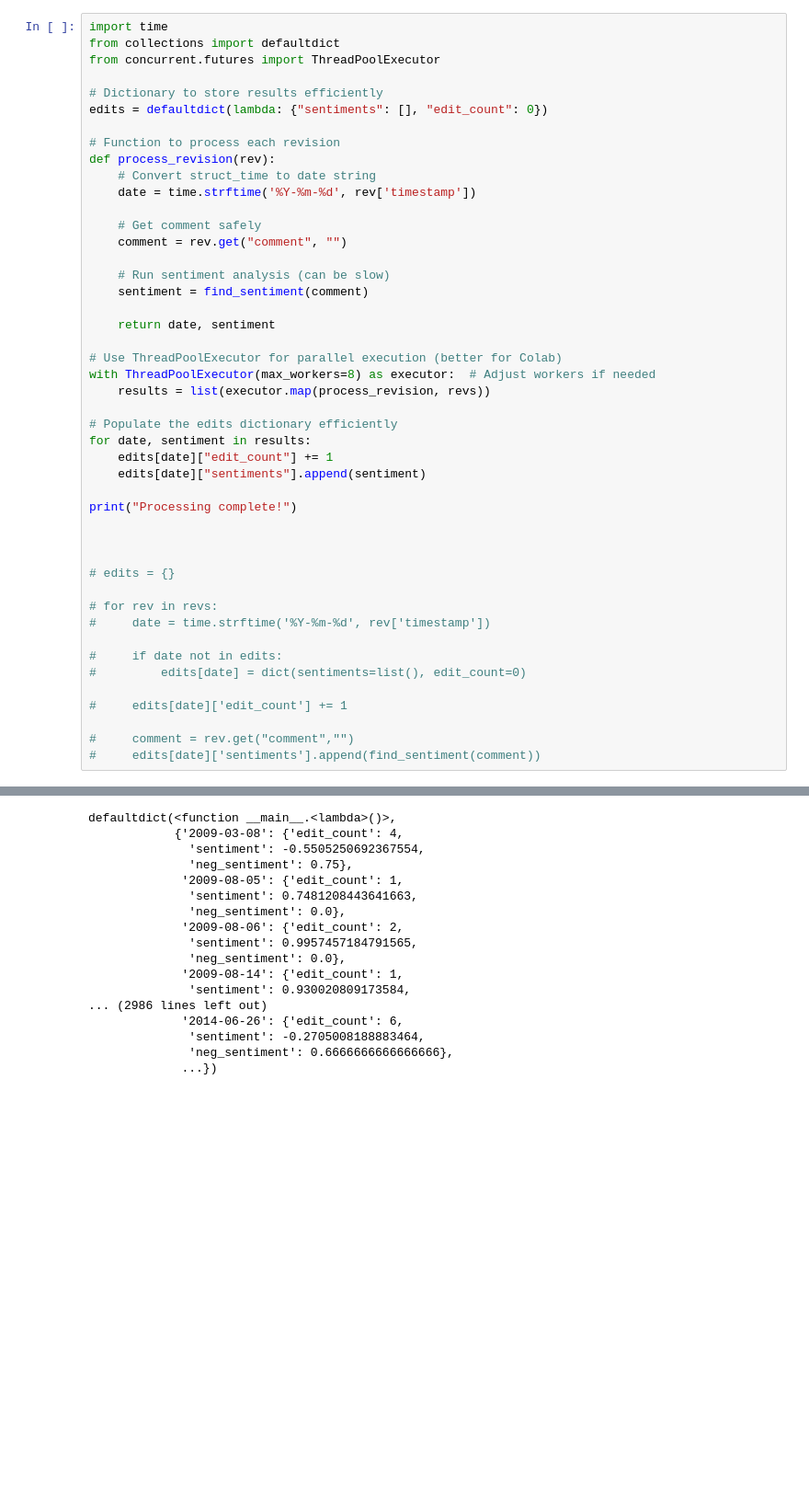
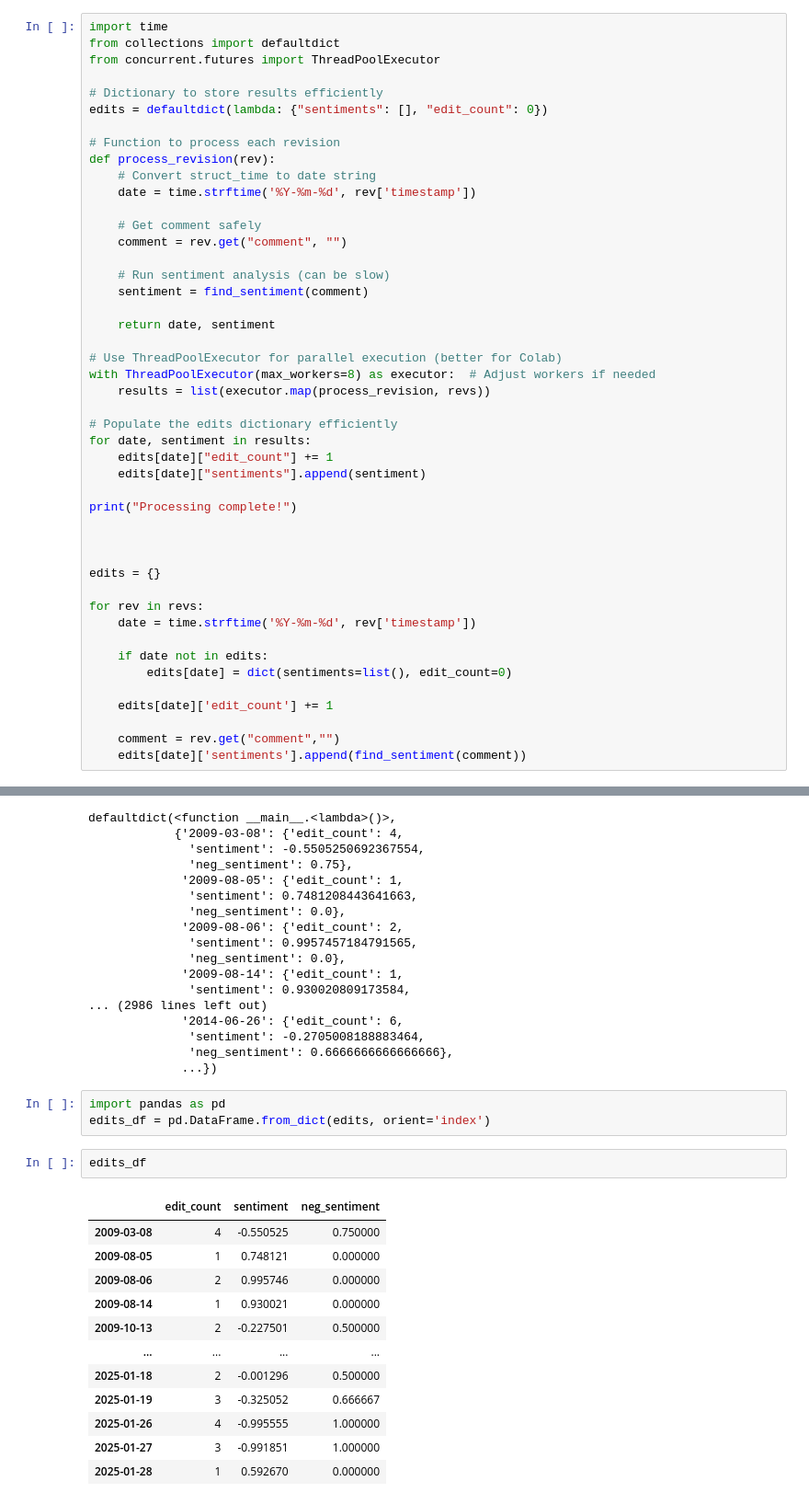
Before and after one commit to ygebre1/bitcoin-price-predictor, a Jupyter notebook: sentiments_live.ipynb, the cells around one changed output, grey strips where cells are left out. Shown at 92% size. Saved outputs shown, nothing was run; the diff lists cells and outputs as text; blank space fills up the shorter version.

```diff
--- a/sentiments_live.ipynb
+++ b/sentiments_live.ipynb
@@ -114,18 +140,18 @@ print("Processing complete!")
 
 
 
-# edits = {}
+edits = {}
 
-# for rev in revs:
-#     date = time.strftime('%Y-%m-%d', rev['timestamp'])
+for rev in revs:
+    date = time.strftime('%Y-%m-%d', rev['timestamp'])
 
-#     if date not in edits:
-#         edits[date] = dict(sentiments=list(), edit_count=0)
+    if date not in edits:
+        edits[date] = dict(sentiments=list(), edit_count=0)
 
-#     edits[date]['edit_count'] += 1
+    edits[date]['edit_count'] += 1
 
-#     comment = rev.get("comment","")
-#     edits[date]['sentiments'].append(find_sentiment(comment))
+    comment = rev.get("comment","")
+    edits[date]['sentiments'].append(find_sentiment(comment))
 # %% [output]
 Processing complete!
 # %%
@@ -160,3 +186,21 @@ defaultdict(<function __main__.<lambda>()>,
               'sentiment': -0.2705008188883464,
               'neg_sentiment': 0.6666666666666666},
              ...})
+# %%
+import pandas as pd
+edits_df = pd.DataFrame.from_dict(edits, orient='index')
+# %%
+edits_df
+# %% [output]
+|  | edit_count | sentiment | neg_sentiment |
+| 2009-03-08 | 4 | -0.550525 | 0.750000 |
+| 2009-08-05 | 1 | 0.748121 | 0.000000 |
+| 2009-08-06 | 2 | 0.995746 | 0.000000 |
+| 2009-08-14 | 1 | 0.930021 | 0.000000 |
+| 2009-10-13 | 2 | -0.227501 | 0.500000 |
+| ... | ... | ... | ... |
+| 2025-01-18 | 2 | -0.001296 | 0.500000 |
+| 2025-01-19 | 3 | -0.325052 | 0.666667 |
+| 2025-01-26 | 4 | -0.995555 | 1.000000 |
+| 2025-01-27 | 3 | -0.991851 | 1.000000 |
+| 2025-01-28 | 1 | 0.592670 | 0.000000 |
```
Also changed, not shown: parts of 5 cells of this notebook.
